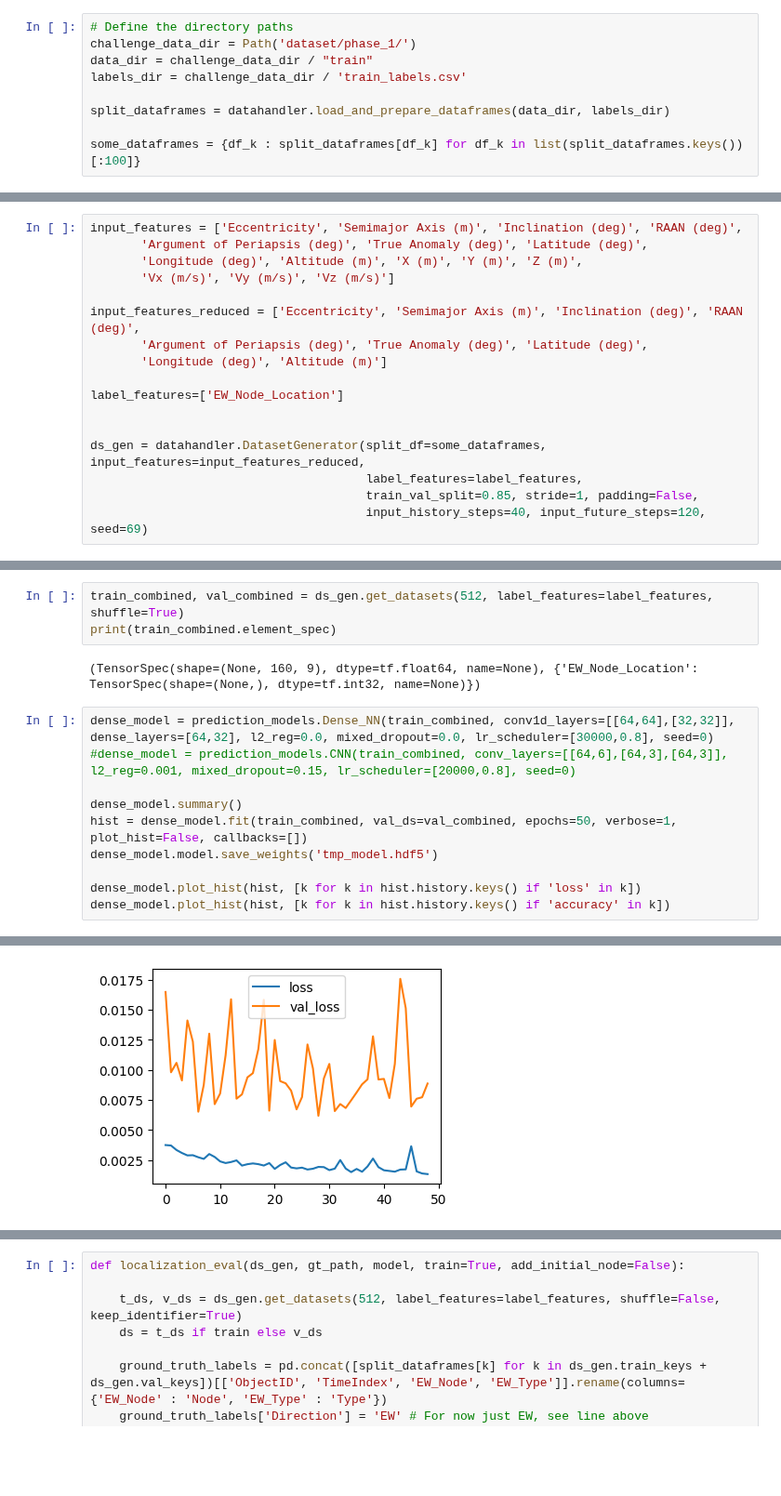
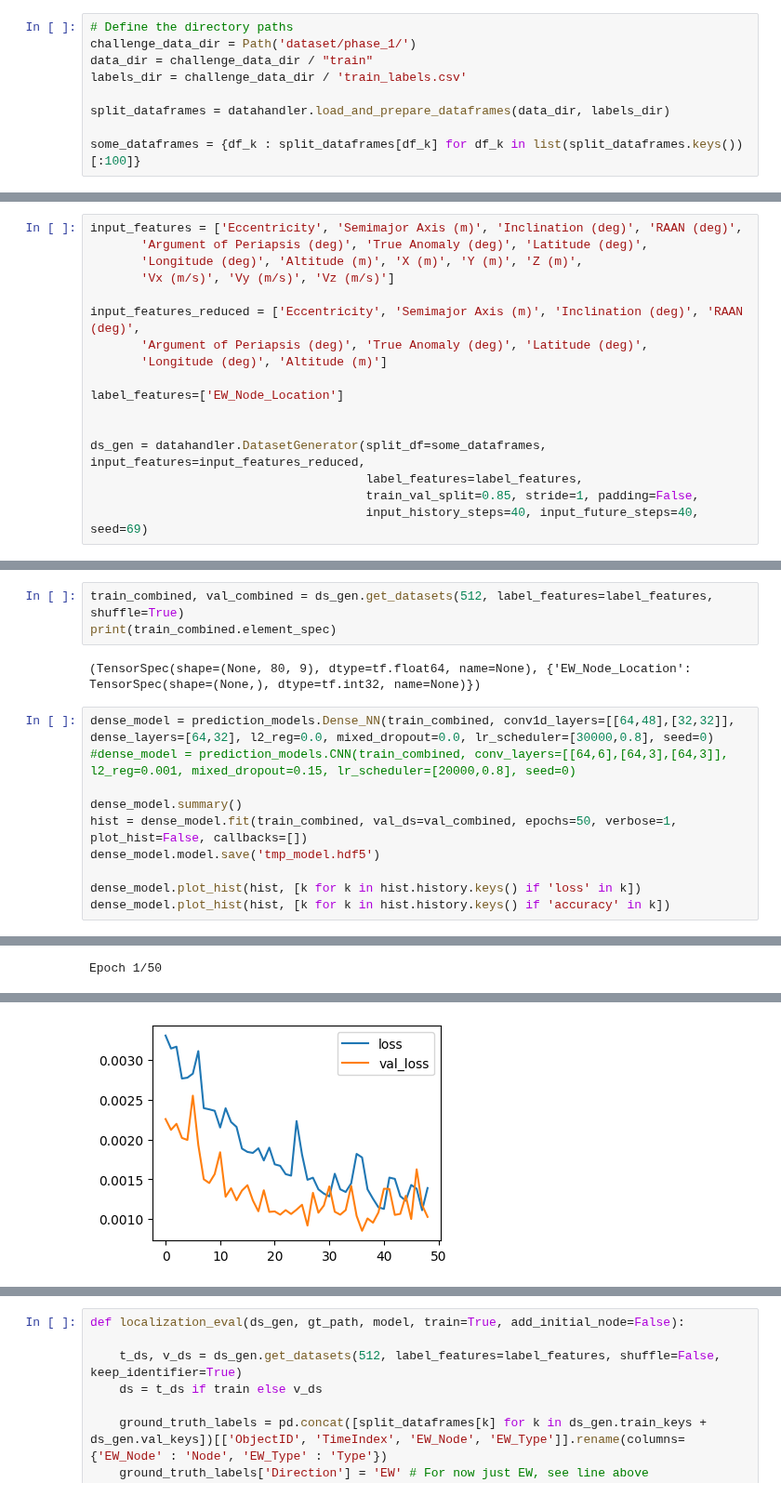
Before and after one commit to DavidBaldsiefen/splid-challenge, a Jupyter notebook: node_localizer.ipynb, the cells around one changed output, grey strips where cells are left out. Shown at 93% size. Drawn from its saved outputs; the diff is of its cells as text; blank space fills up the shorter version.

```diff
--- a/node_localizer.ipynb
+++ b/node_localizer.ipynb
@@ -50,7 +38,7 @@ label_features=['EW_Node_Location']
 ds_gen = datahandler.DatasetGenerator(split_df=some_dataframes, input_features=input_features_reduced,
                                       label_features=label_features,
                                       train_val_split=0.85, stride=1, padding=False,
-                                      input_history_steps=40, input_future_steps=120, seed=69)
+                                      input_history_steps=40, input_future_steps=40, seed=69)
 # %% [output]
 =========================Creating Dataset=========================
 Seed: 69
@@ -69,14 +69,14 @@ Warning: asymmetrical window size leads to slow computation during dataset creat
 train_combined, val_combined = ds_gen.get_datasets(512, label_features=label_features, shuffle=True)
 print(train_combined.element_spec)
 # %% [output]
-(TensorSpec(shape=(None, 160, 9), dtype=tf.float64, name=None), {'EW_Node_Location': TensorSpec(shape=(None,), dtype=tf.int32, name=None)})
+(TensorSpec(shape=(None, 80, 9), dtype=tf.float64, name=None), {'EW_Node_Location': TensorSpec(shape=(None,), dtype=tf.int32, name=None)})
 # %%
-dense_model = prediction_models.Dense_NN(train_combined, conv1d_layers=[[64,64],[32,32]], dense_layers=[64,32], l2_reg=0.0, mixed_dropout=0.0, lr_scheduler=[30000,0.8], seed=0)
+dense_model = prediction_models.Dense_NN(train_combined, conv1d_layers=[[64,48],[32,32]], dense_layers=[64,32], l2_reg=0.0, mixed_dropout=0.0, lr_scheduler=[30000,0.8], seed=0)
 #dense_model = prediction_models.CNN(train_combined, conv_layers=[[64,6],[64,3],[64,3]], l2_reg=0.001, mixed_dropout=0.15, lr_scheduler=[20000,0.8], seed=0)
 
 dense_model.summary()
 hist = dense_model.fit(train_combined, val_ds=val_combined, epochs=50, verbose=1, plot_hist=False, callbacks=[])
-dense_model.model.save_weights('tmp_model.hdf5')
+dense_model.model.save('tmp_model.hdf5')
 
 dense_model.plot_hist(hist, [k for k in hist.history.keys() if 'loss' in k])
 dense_model.plot_hist(hist, [k for k in hist.history.keys() if 'accuracy' in k])
@@ -100,0 +102 @@ Evaluating model:
+Epoch 1/50
@@ -101 +132 @@ Evaluating model:
-[figure, old version]
+[figure, new version]
```
Also changed, not shown: parts of 7 cells of this notebook, 1 other file.
